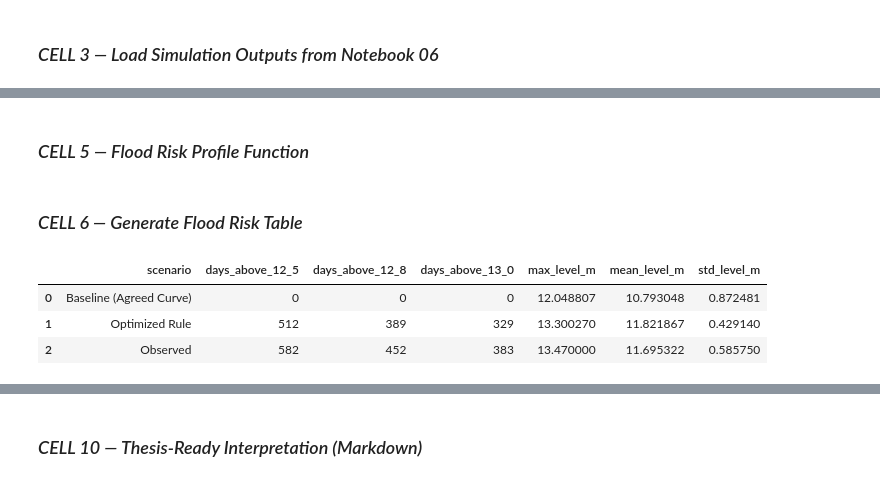
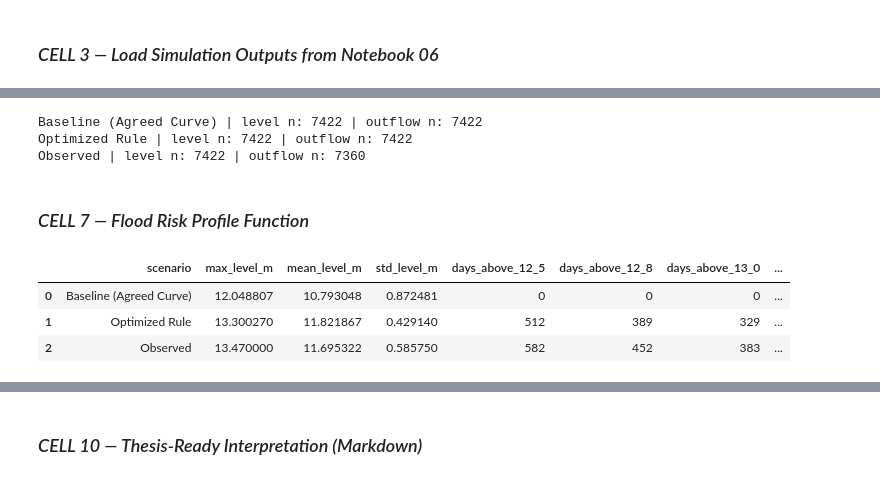
Before and after one commit to MoXaDe23/LakeVictoria_Optimization, a Jupyter notebook: notebooks/07_policy_scenario_evaluation.ipynb, the cells around one changed output, grey strips where cells are left out. Cells and saved outputs as stored; diff of their text form; code cells hidden in the pictures.

```diff
--- a/notebooks/07_policy_scenario_evaluation.ipynb
+++ b/notebooks/07_policy_scenario_evaluation.ipynb
@@ -75,31 +155,54 @@ H_EXTREME = 13.0
+# %%
+scenarios = {
+    "Baseline (Agreed Curve)": {
+        "level": baseline_df["level_sim_m"],
+        "outflow": qout_baseline_policy_m3s,
+        "level_ref_obs": baseline_df["level_obs_m"],
+    },
+    "Optimized Rule": {
+        "level": optimized_df["level_sim_m"],
+        "outflow": qout_optimized_policy_m3s,
+        "level_ref_obs": optimized_df["level_obs_m"],
+    },
+    "Observed": {
+        "level": baseline_df["level_obs_m"],   # observed levels are embedded in the sim csv
+        "outflow": qout_observed_m3s,          # TRUE observed outflow from raw file
+        "level_ref_obs": baseline_df["level_obs_m"],
+    },
+}
+
+# quick check
+for k, v in scenarios.items():
+    print(k, "| level n:", v["level"].dropna().shape[0], "| outflow n:", v["outflow"].dropna().shape[0])
+# %% [output]
+Baseline (Agreed Curve) | level n: 7422 | outflow n: 7422
+Optimized Rule | level n: 7422 | outflow n: 7422
+Observed | level n: 7422 | outflow n: 7360
 # %% [markdown]
-### *CELL 5 — Flood Risk Profile Function*
+### *CELL 7 — Flood Risk Profile Function*
-# %%
-def exceedance_profile(df, level_col, name):
-    s = df[level_col]
-    return {
-        "scenario": name,
-        "days_above_12_5": int((s > H_MODERATE).sum()),
-        "days_above_12_8": int((s > H_HIGH).sum()),
-        "days_above_13_0": int((s > H_EXTREME).sum()),
-        "max_level_m": float(s.max()),
-        "mean_level_m": float(s.mean()),
-        "std_level_m": float(s.std()),
-    }
-# %% [markdown]
-### *CELL 6 — Generate Flood Risk Table*
-# %%
-risk_table = pd.DataFrame([
-    exceedance_profile(baseline, "level_sim_m", "Baseline (Agreed Curve)"),
-    exceedance_profile(optimized, "level_sim_m", "Optimized Rule"),
-    exceedance_profile(observed, "level_obs_m", "Observed")
-])
-
-risk_table
-# %% [output]
-|  | scenario | days_above_12_5 | days_above_12_8 | days_above_13_0 | max_level_m | mean_level_m | std_level_m |
-| 0 | Baseline (Agreed Curve) | 0 | 0 | 0 | 12.048807 | 10.793048 | 0.872481 |
-| 1 | Optimized Rule | 512 | 389 | 329 | 13.300270 | 11.821867 | 0.429140 |
-| 2 | Observed | 582 | 452 | 383 | 13.470000 | 11.695322 | 0.585750 |
+# %%
+def exceedance_profile(level_s: pd.Series, name: str) -> dict:
+    s = level_s.astype(float)
+    out = {
+        "scenario": name,
+        "max_level_m": float(s.max()),
+        "mean_level_m": float(s.mean()),
+        "std_level_m": float(s.std()),
+    }
+    for tag, thr in thresholds.items():
+        out[f"days_above_{tag}"] = int((s > thr).sum())
+    return out
+
+
+risk_table = pd.DataFrame(
+    [exceedance_profile(v["level"], k) for k, v in scenarios.items()]
+)
+
+risk_table
+# %% [output]
+|  | scenario | max_level_m | mean_level_m | std_level_m | days_above_12_5 | days_above_12_8 | days_above_13_0 | ... |
+| 0 | Baseline (Agreed Curve) | 12.048807 | 10.793048 | 0.872481 | 0 | 0 | 0 | ... |
+| 1 | Optimized Rule | 13.300270 | 11.821867 | 0.429140 | 512 | 389 | 329 | ... |
+| 2 | Observed | 13.470000 | 11.695322 | 0.585750 | 582 | 452 | 383 | ... |
 # %%
 # Save risk table
```
Also changed, not shown: parts of 22 cells of this notebook, 21 other files.
